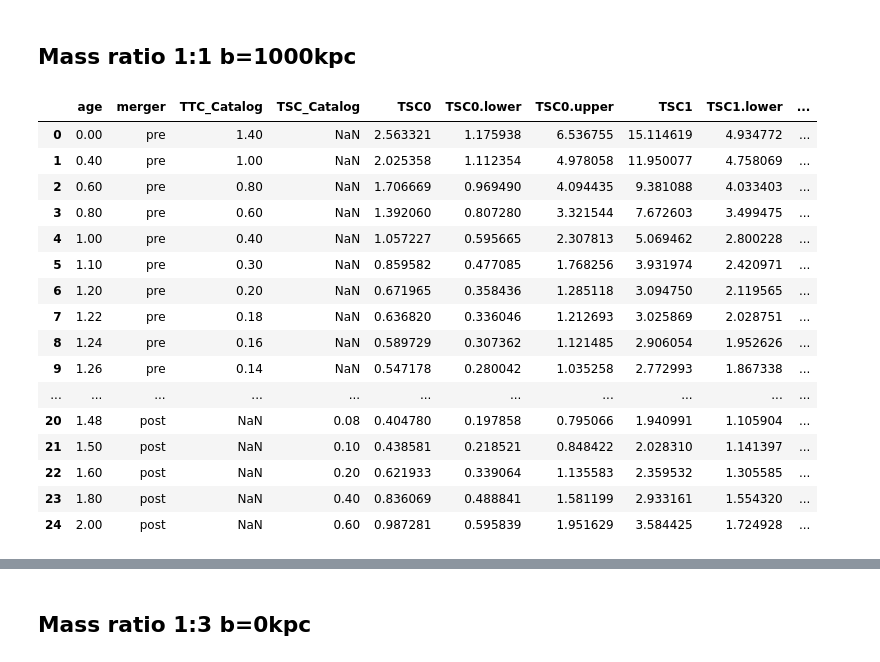
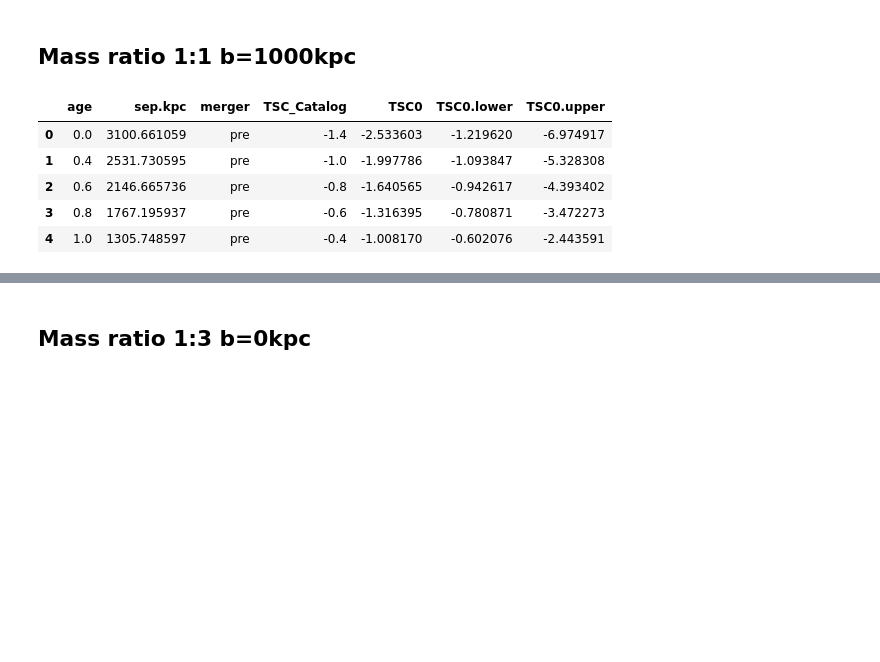
Before and after one commit to ryusei172525/SSP2024_GalaxyClusters, a Jupyter notebook: analysis1.ipynb, the cells around one changed output, grey strips where cells are left out. Drawn from its saved outputs; the diff is of its cells as text; code cells hidden in the pictures; blank space fills up the shorter version.

```diff
--- a/analysis1.ipynb
+++ b/analysis1.ipynb
@@ -74,32 +174,21 @@ display(df_selected)
 # %%
 import pandas as pd
 
-# ファイルパス
-filename = '../output/zh_1to1_b1_z_MCMAC.txt'
+filename = '../output0711/zh_1to1_b1_z_MCMAC.txt'
 
-# テキストファイルをデータフレームとして読み込む
 df = pd.read_csv(filename, sep='\t')
-df_selected = df[['age','merger', 'TTC_Catalog', 'TSC_Catalog', 'TSC0', 'TSC0.lower',
-       'TSC0.upper', 'TSC1', 'TSC1.lower', 'TSC1.upper', 'T.out',
-       'T.out.lower', 'T.out.upper' ]]
+df_selected = df[['age','sep.kpc','merger', 'TSC_Catalog', 'TSC0', 'TSC0.lower',
+       'TSC0.upper' ]]
 
+# When we replace Time Till Collision to Time Since Collision, we need to set minus.
+# We got Time Till Collision by using MCMAC-pre code.
+df_selected.loc[df_selected['merger'] == 'pre', ['TSC0', 'TSC0.lower', 'TSC0.upper']] *= -1
 
-display(df_selected)
+display(df_selected.head())
 # %% [output]
-|  | age | merger | TTC_Catalog | TSC_Catalog | TSC0 | TSC0.lower | TSC0.upper | TSC1 | TSC1.lower | ... |
-| 0 | 0.00 | pre | 1.40 | NaN | 2.563321 | 1.175938 | 6.536755 | 15.114619 | 4.934772 | ... |
-| 1 | 0.40 | pre | 1.00 | NaN | 2.025358 | 1.112354 | 4.978058 | 11.950077 | 4.758069 | ... |
-| 2 | 0.60 | pre | 0.80 | NaN | 1.706669 | 0.969490 | 4.094435 | 9.381088 | 4.033403 | ... |
-| 3 | 0.80 | pre | 0.60 | NaN | 1.392060 | 0.807280 | 3.321544 | 7.672603 | 3.499475 | ... |
-| 4 | 1.00 | pre | 0.40 | NaN | 1.057227 | 0.595665 | 2.307813 | 5.069462 | 2.800228 | ... |
-| 5 | 1.10 | pre | 0.30 | NaN | 0.859582 | 0.477085 | 1.768256 | 3.931974 | 2.420971 | ... |
-| 6 | 1.20 | pre | 0.20 | NaN | 0.671965 | 0.358436 | 1.285118 | 3.094750 | 2.119565 | ... |
-| 7 | 1.22 | pre | 0.18 | NaN | 0.636820 | 0.336046 | 1.212693 | 3.025869 | 2.028751 | ... |
-| 8 | 1.24 | pre | 0.16 | NaN | 0.589729 | 0.307362 | 1.121485 | 2.906054 | 1.952626 | ... |
-| 9 | 1.26 | pre | 0.14 | NaN | 0.547178 | 0.280042 | 1.035258 | 2.772993 | 1.867338 | ... |
-| ... | ... | ... | ... | ... | ... | ... | ... | ... | ... | ... |
-| 20 | 1.48 | post | NaN | 0.08 | 0.404780 | 0.197858 | 0.795066 | 1.940991 | 1.105904 | ... |
-| 21 | 1.50 | post | NaN | 0.10 | 0.438581 | 0.218521 | 0.848422 | 2.028310 | 1.141397 | ... |
-| 22 | 1.60 | post | NaN | 0.20 | 0.621933 | 0.339064 | 1.135583 | 2.359532 | 1.305585 | ... |
-| 23 | 1.80 | post | NaN | 0.40 | 0.836069 | 0.488841 | 1.581199 | 2.933161 | 1.554320 | ... |
-| 24 | 2.00 | post | NaN | 0.60 | 0.987281 | 0.595839 | 1.951629 | 3.584425 | 1.724928 | ... |
+|  | age | sep.kpc | merger | TSC_Catalog | TSC0 | TSC0.lower | TSC0.upper |
+| 0 | 0.0 | 3100.661059 | pre | -1.4 | -2.533603 | -1.219620 | -6.974917 |
+| 1 | 0.4 | 2531.730595 | pre | -1.0 | -1.997786 | -1.093847 | -5.328308 |
+| 2 | 0.6 | 2146.665736 | pre | -0.8 | -1.640565 | -0.942617 | -4.393402 |
+| 3 | 0.8 | 1767.195937 | pre | -0.6 | -1.316395 | -0.780871 | -3.472273 |
+| 4 | 1.0 | 1305.748597 | pre | -0.4 | -1.008170 | -0.602076 | -2.443591 |
```
Also changed, not shown: parts of 21 cells of this notebook, 1 other file.
